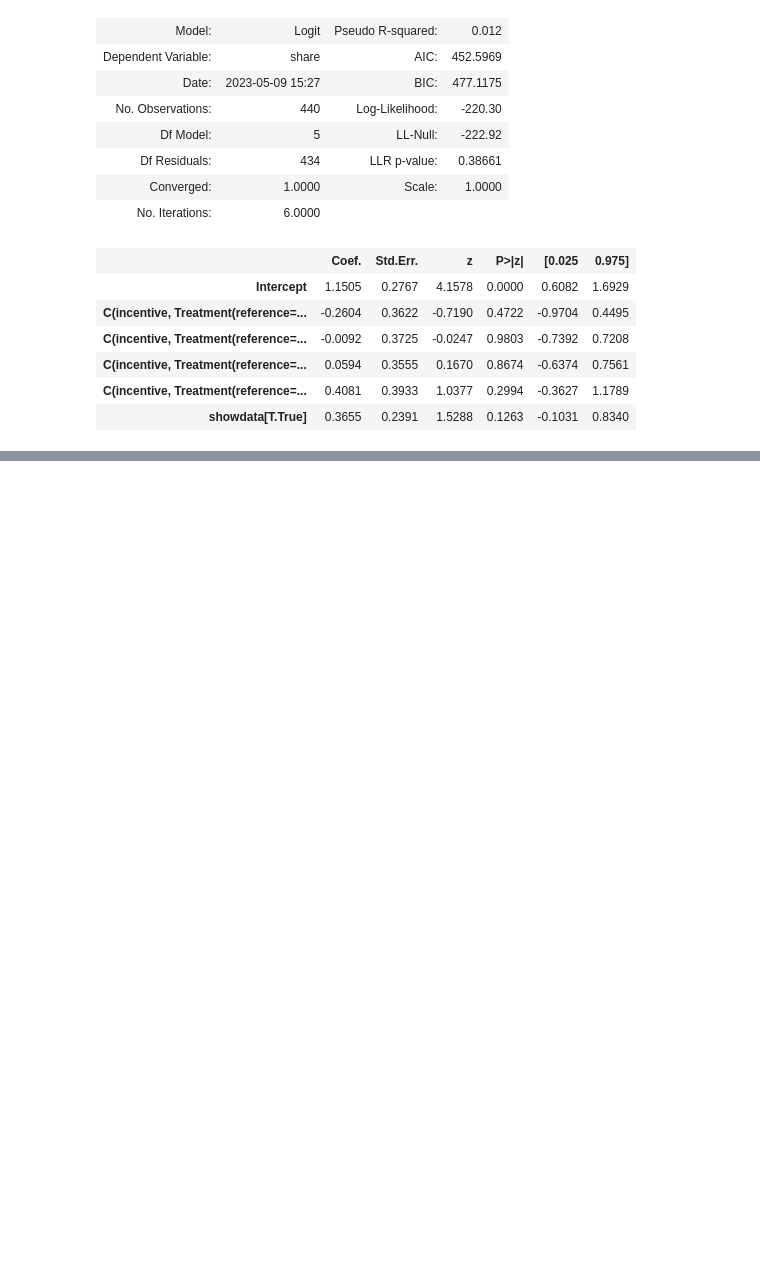
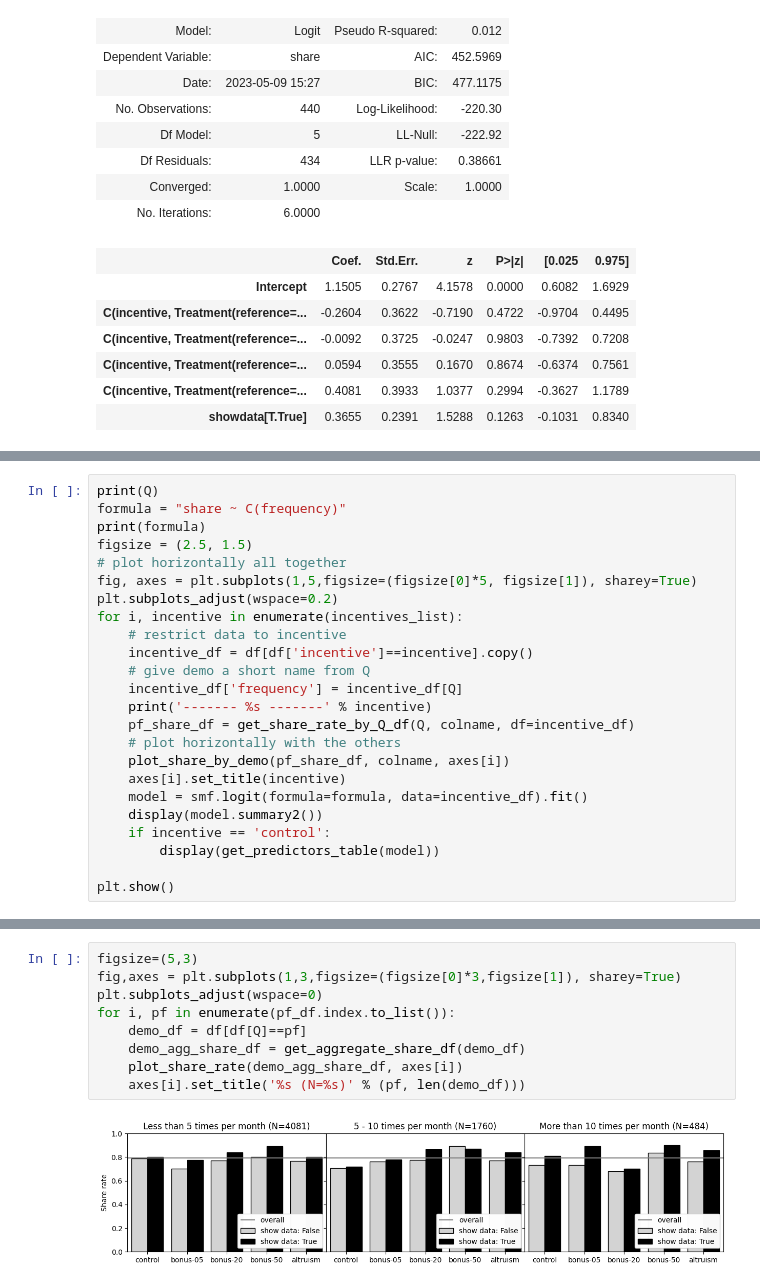
Before and after one commit to aberke/amazon-study, a Jupyter notebook: data-analysis/survey-data.ipynb, the cells around one changed output, grey strips where cells are left out. Cells and saved outputs as stored; diff of their text form; blank space fills up the shorter version.

```diff
--- a/data-analysis/survey-data.ipynb
+++ b/data-analysis/survey-data.ipynb
@@ -2229,0 +2257,24 @@ Optimization terminated successfully.
+# %%
+print(Q)
+formula = "share ~ C(frequency)"
+print(formula)
+figsize = (2.5, 1.5)
+# plot horizontally all together
+fig, axes = plt.subplots(1,5,figsize=(figsize[0]*5, figsize[1]), sharey=True)
+plt.subplots_adjust(wspace=0.2)
+for i, incentive in enumerate(incentives_list):
+    # restrict data to incentive
+    incentive_df = df[df['incentive']==incentive].copy()
+    # give demo a short name from Q
+    incentive_df['frequency'] = incentive_df[Q]
+    print('------- %s -------' % incentive)
+    pf_share_df = get_share_rate_by_Q_df(Q, colname, df=incentive_df)
+    # plot horizontally with the others
+    plot_share_by_demo(pf_share_df, colname, axes[i])
+    axes[i].set_title(incentive)
+    model = smf.logit(formula=formula, data=incentive_df).fit()
+    display(model.summary2())
+    if incentive == 'control':
+        display(get_predictors_table(model))
+
+plt.show()
@@ -2229,0 +2350,11 @@ Optimization terminated successfully.
+# %%
+figsize=(5,3)
+fig,axes = plt.subplots(1,3,figsize=(figsize[0]*3,figsize[1]), sharey=True)
+plt.subplots_adjust(wspace=0)
+for i, pf in enumerate(pf_df.index.to_list()):
+    demo_df = df[df[Q]==pf]
+    demo_agg_share_df = get_aggregate_share_df(demo_df)
+    plot_share_rate(demo_agg_share_df, axes[i])
+    axes[i].set_title('%s (N=%s)' % (pf, len(demo_df)))
+# %% [output]
+[figure, added]
```
Also changed, not shown: parts of 19 cells of this notebook.
